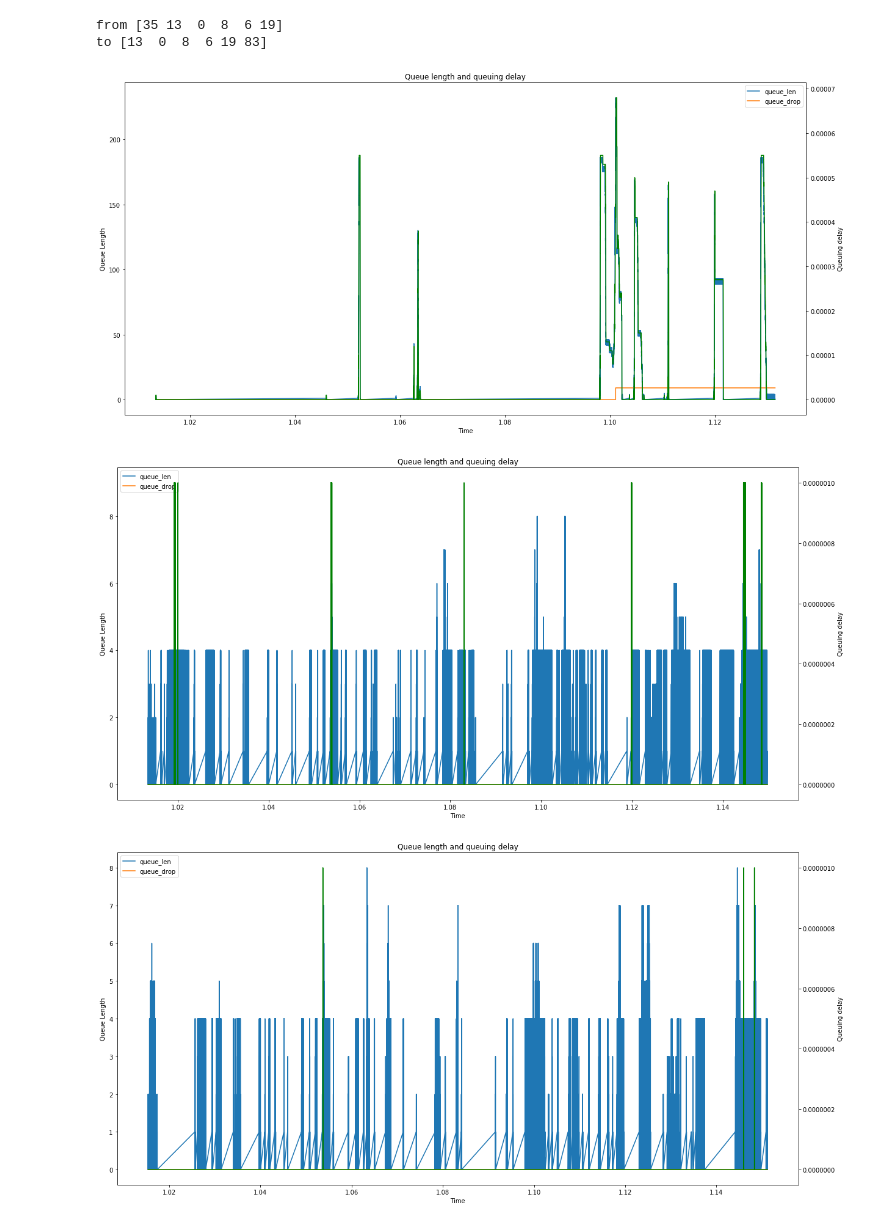
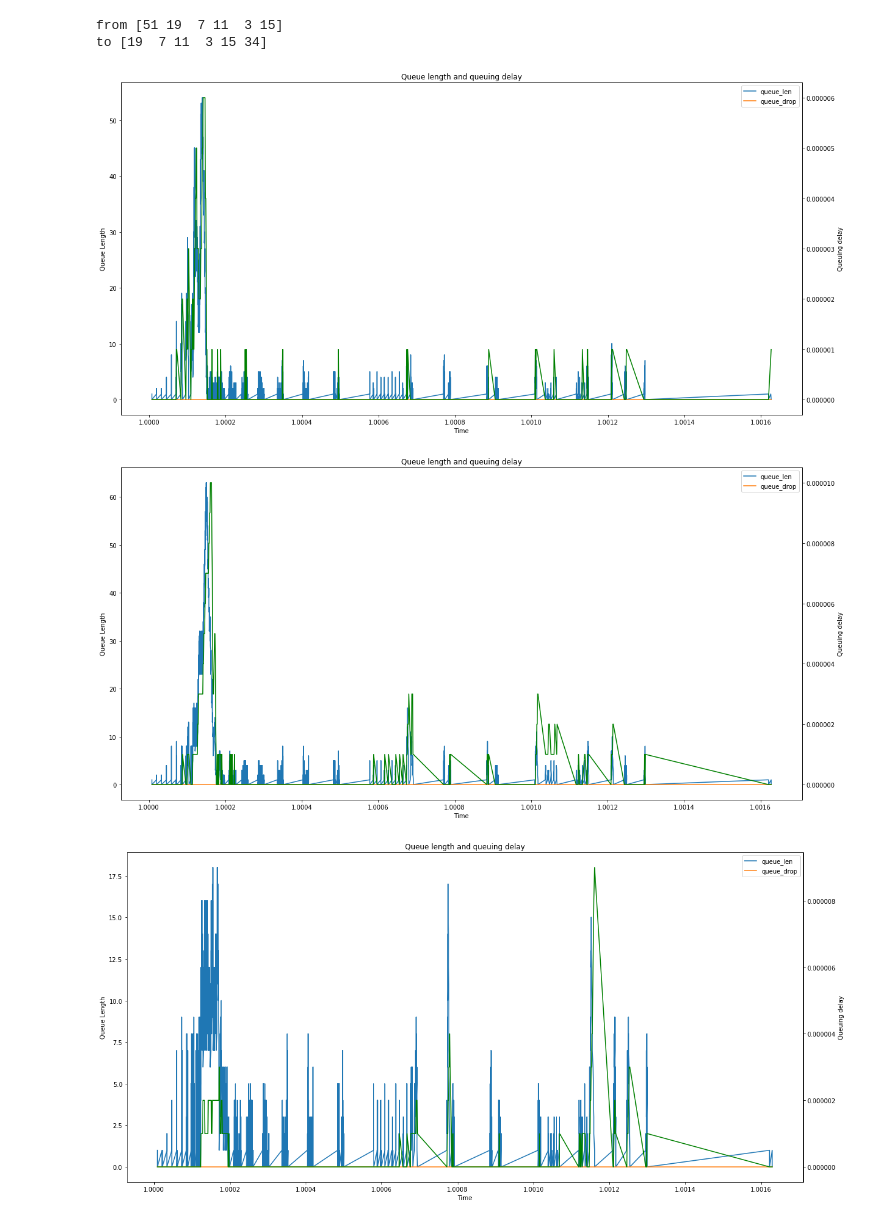
Before and after one commit to Peixuan670/HyLine, a Jupyter notebook: singlenode_bottleneck/notebook/QueueLen.ipynb, the cells around one changed output. Drawn from its saved outputs; the diff is of its cells as text; code cells hidden in the pictures.

```diff
--- a/singlenode_bottleneck/notebook/QueueLen.ipynb
+++ b/singlenode_bottleneck/notebook/QueueLen.ipynb
@@ -76,22 +76,19 @@ def plot_flow_path_queue_length(df, fid):
     print("from", df_out.from_node.unique())
     print("to", df_out.to_node.unique())
     for switch in df_out.from_node.unique():
-        cal_queue_len(df, switch)
+        cal_queue_len(df_out, switch)
-# %%
-if __name__ == '__main__':
-    df_out_tr_6 = read_out_tr("/home/pg_ga/lining/Gearbox/automatic/BDP/", \
-                                  "DropTail_flow_200_0.8_Topology-incast-singlenode-large-number-8.tcl_out.tr")
+# %%
+if __name__ == '__main__':
+    df_out_tr_6 = read_out_tr("/home/ovs2/eval/tcp_random_pair_32host/diff_host_4pods/4host_FID/out_tr/4p4h1000f/", \
+                                  "4p4h100f_HRCC_out.tr")
 # %%
 if __name__ == '__main__':
-    plot_flow_path_queue_length(df_out_tr_6, 180)
+    plot_flow_path_queue_length(df_out_tr_6, 1470)
     df = df_out_tr_6
     df_out = df.loc[df["pkt_type"].isin(["tcp"])]
-
-    df_queue = get_src_packets(df_out, 19) # switch
-    df_out=df_queue.groupby('pkt_id')
 # %% [output]
-from [35 13  0  8  6 19]
-to [13  0  8  6 19 83]
+from [51 19  7 11  3 15]
+to [19  7 11  3 15 34]
-[figure, old version]
+[figure, new version]
-[figure, old version]
+[figure, new version]
-[figure, old version]
+[figure, new version]
```
Also changed, not shown: parts of 1 cell of this notebook.
